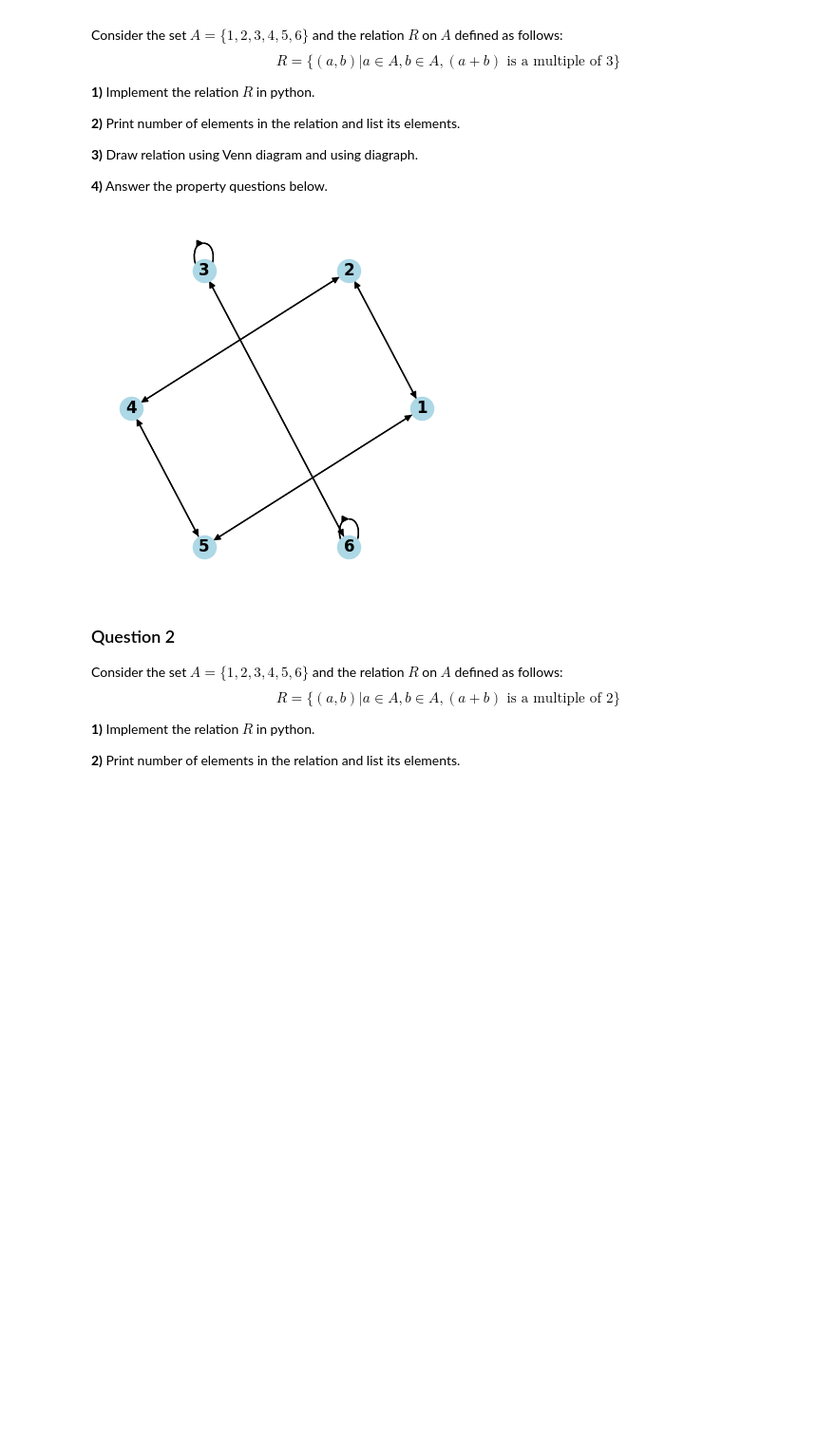
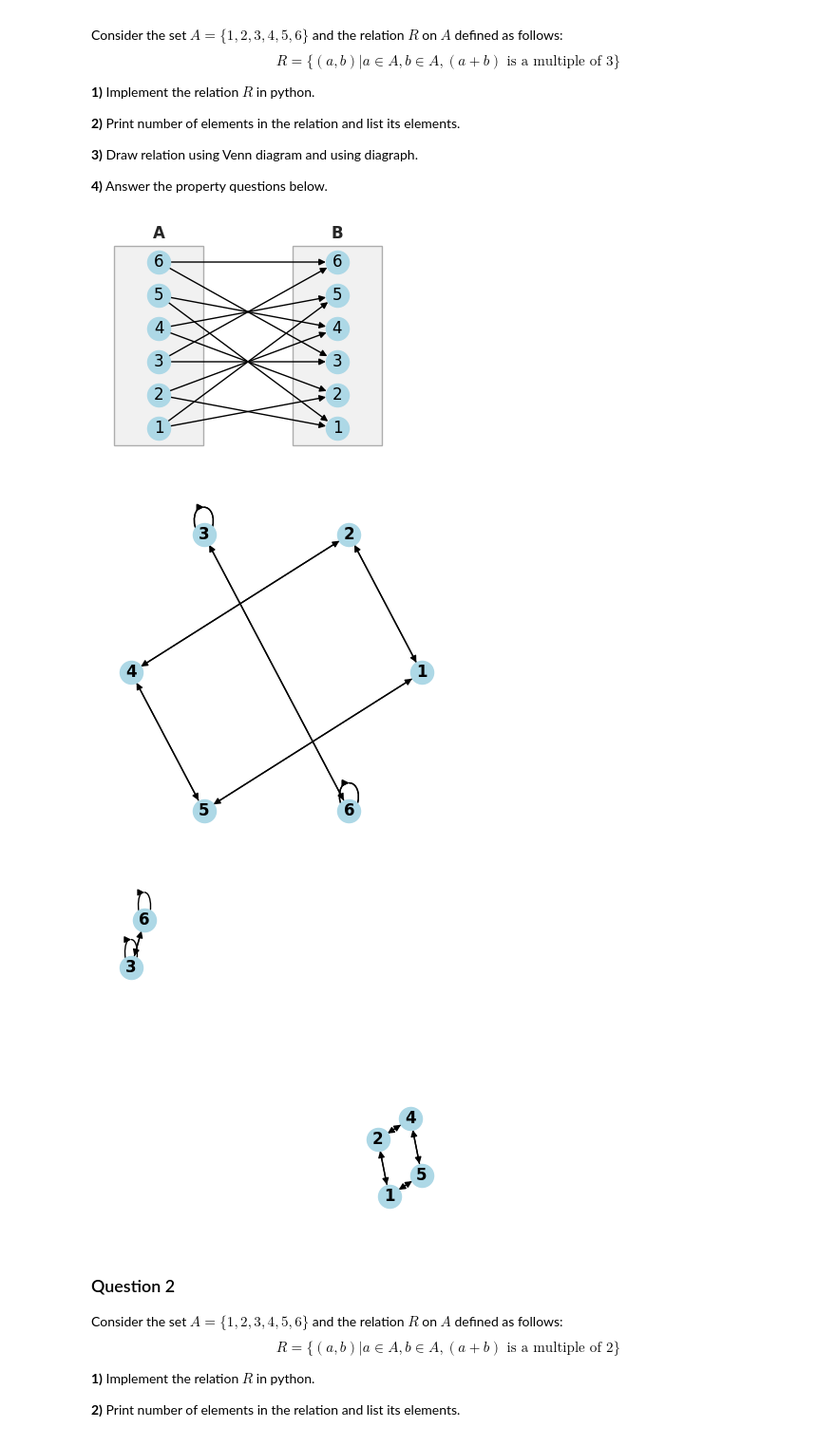
Before and after one commit to Oliwier-Idzik/Discrete-Mathematics, a Jupyter notebook: topics/04-Relations_and_Functions/22-Practical_07_-_Relation_Properties/files/Practical_07_-_Relation_Properties.ipynb, the cells around one changed output. Shown at 95% size. Cells and saved outputs as stored; diff of their text form; code cells hidden in the pictures; blank space fills up the shorter version.

```diff
--- a/topics/04-Relations_and_Functions/22-Practical_07_-_Relation_Properties/files/Practical_07_-_Relation_Properties.ipynb
+++ b/topics/04-Relations_and_Functions/22-Practical_07_-_Relation_Properties/files/Practical_07_-_Relation_Properties.ipynb
@@ -71,10 +71,14 @@ $$R = \{(a,b)| a \in A, b\in A, (a+b) \text{ is a multiple of 3}\}$$
 # %%
 # Question 1
 A = {1,2,3,4,5,6}
 R = {(a,b) for a in A for b in A if ((a+b) %3 == 0)}
-draw_relation_on_set_as_digraph(A,R, layout = 'circular')
+draw_relation_as_venn_diagram(A,A,R)
+draw_relation_on_set_as_digraph(A, R, layout = 'circular')
+draw_relation_on_set_as_digraph(A, R, layout = 'spring')
 # %% [output]
-[figure, old version]
+[figure, new version]
+[figure, added]
+[figure, added]
 # %%
 #@markdown Based on the relation and generated diagrams, what properties does the relation have?
 Q1_is_reflexive = "No" #@param ["Don't know", "No", "Yes"]
```
Also changed, not shown: parts of 1 cell of this notebook.
